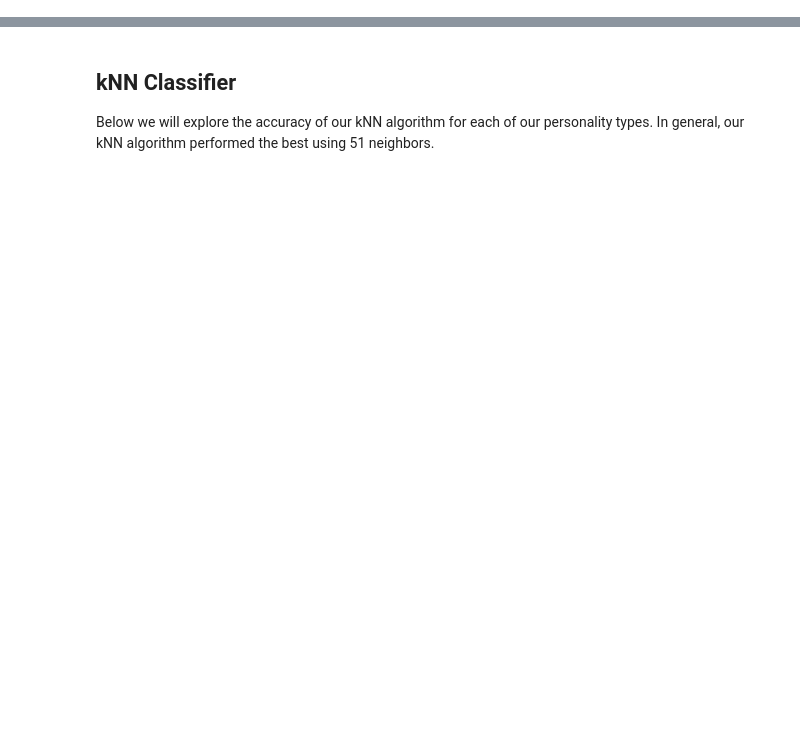
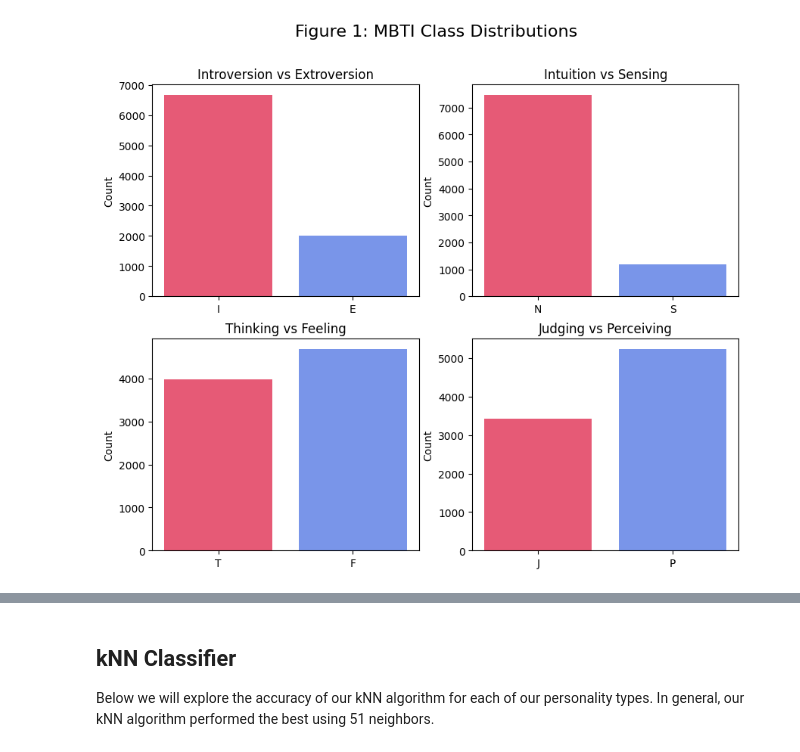
Before and after one commit to samueleallen/MBTI-Personality-Classifier, a Jupyter notebook: main.ipynb, the cells around one changed output, grey strips where cells are left out. Cells and saved outputs as stored; diff of their text form; code cells hidden in the pictures; blank space fills up the shorter version.

```diff
--- a/main.ipynb
+++ b/main.ipynb
@@ -116,0 +102,10 @@ new_data_jp, new_column_jp = mbti.even_class_distribution(jp)
+# %%
+fig, axs = plt.subplots(2, 2, figsize = (10,8))
+fig.suptitle("Figure 1: MBTI Class Distributions", fontsize=16)
+
+myutils.create_bar(axs[0, 0], ie, "Introversion vs Extroversion", ["I", "E"])
+myutils.create_bar(axs[0, 1], ns, "Intuition vs Sensing", ["N", "S"])
+myutils.create_bar(axs[1, 0], tf, "Thinking vs Feeling", ["T", "F"])
+myutils.create_bar(axs[1, 1], jp, "Judging vs Perceiving", ["J", "P"])
+# %% [output]
+[figure, added]
```
Also changed, not shown: parts of 38 cells of this notebook, 7 other files.
